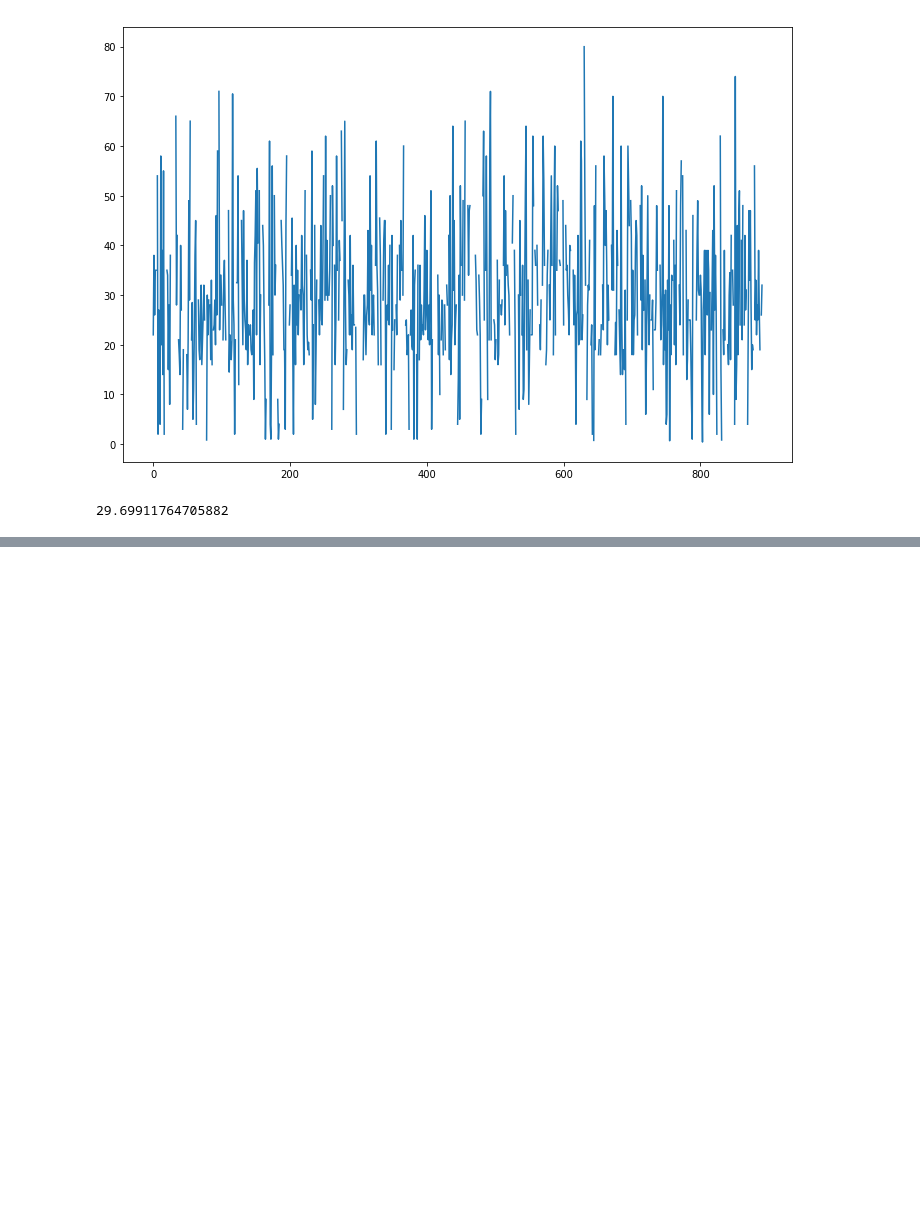
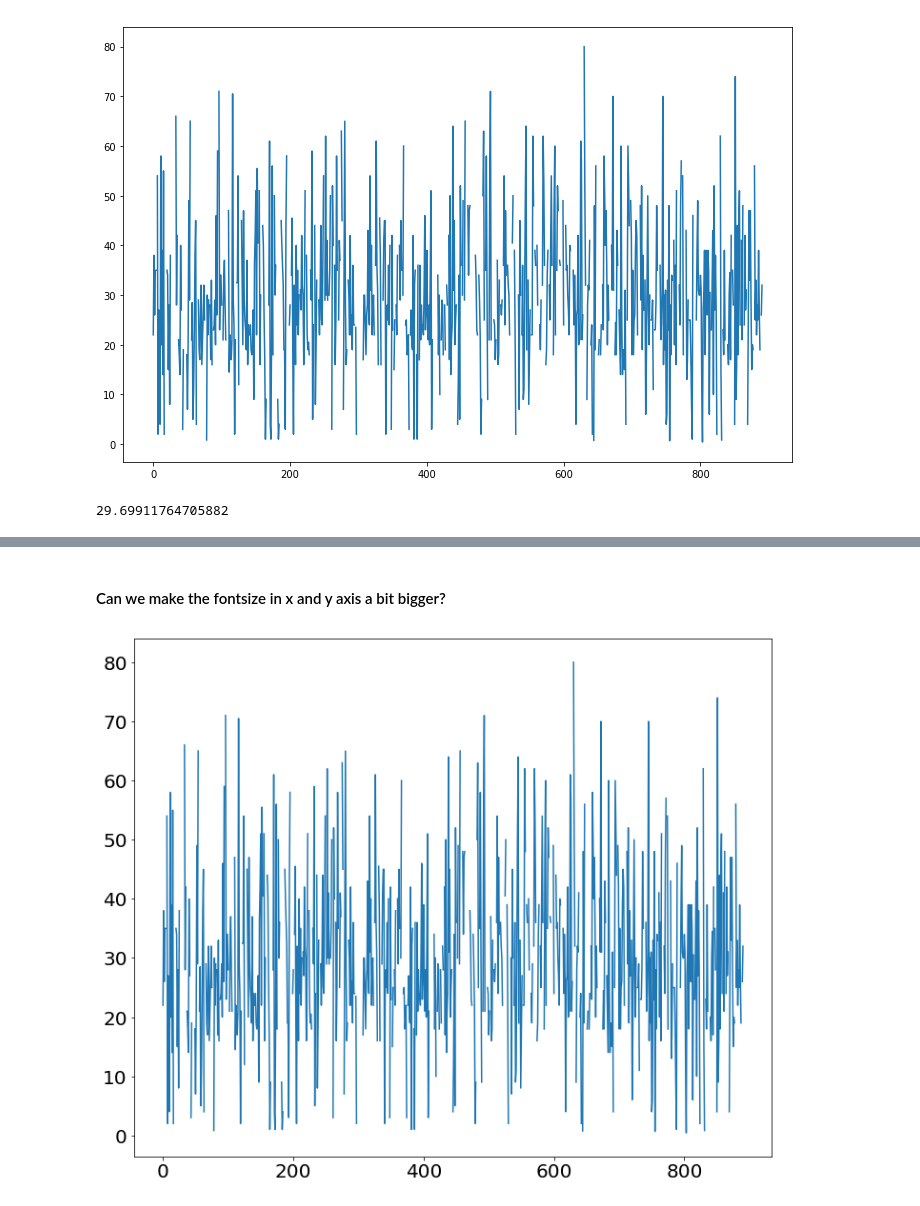
Before and after one commit to biv-neupane7/Pandas_practice, a Jupyter notebook: Visualization.ipynb, the cells around one changed output, grey strips where cells are left out. Cells and saved outputs as stored; diff of their text form; code cells hidden in the pictures; blank space fills up the shorter version.

Commit message:
Customization of the basic plot done.

```diff
--- a/Visualization.ipynb
+++ b/Visualization.ipynb
@@ -55,0 +61,3 @@ titanic.age.mean()
+# %%
+titanic=pd.read_csv("titanic.csv")
+titanic.head()
@@ -55,0 +71,7 @@ titanic.age.mean()
+# %% [markdown]
+#### Can we make the fontsize in x and y axis a bit bigger?
+# %%
+titanic.age.plot(figsize=(12,10), fontsize=20)
+plt.show()
+# %% [output]
+[figure, added]
```
Also changed, not shown: parts of 24 cells of this notebook.
